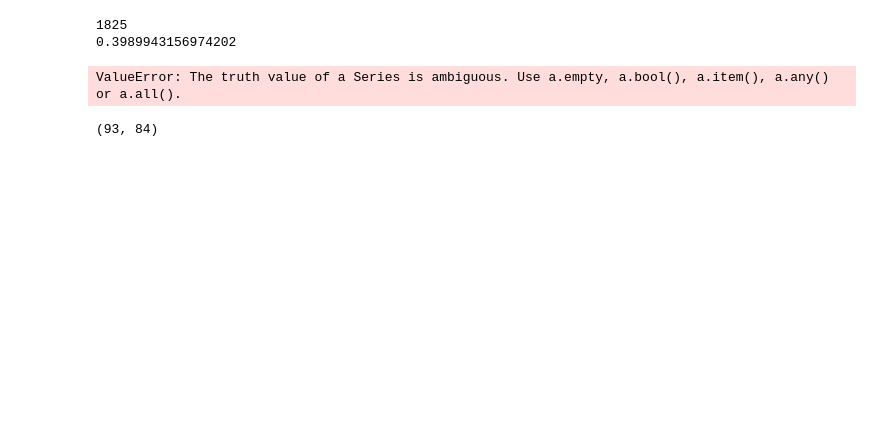
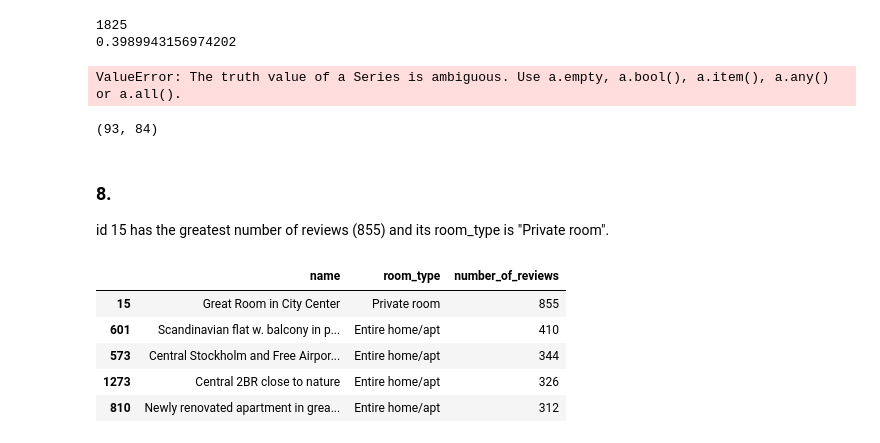
Before and after one commit to ChrisLofgreen/LABS_26-27, a Jupyter notebook: Data analysis/lab1.ipynb, the cells around one changed output. Saved outputs shown, nothing was run; the diff lists cells and outputs as text; code cells hidden in the pictures; blank space fills up the shorter version.

```diff
--- a/Data analysis/lab1.ipynb
+++ b/Data analysis/lab1.ipynb
@@ -165,3 +167,17 @@ ValueError: The truth value of a Series is ambiguous. Use a.empty, a.bool(), a.i
 listings[(listings["neighbourhood_cleansed"] == "Östermalms") & (listings["room_type"] == "Entire home/apt") & (listings["bedrooms"] >= 2)].shape
 # %% [output]
 (93, 84)
+# %% [markdown]
+### 8.
+id 15 has the greatest number of reviews (855) and its room_type is "Private room".
+# %%
+view = ["name", "room_type", "number_of_reviews"]
+
+listings[(listings["neighbourhood_cleansed"] == "Östermalms")][view].sort_values("number_of_reviews", ascending=False).head(5)
+# %% [output]
+|  | name | room_type | number_of_reviews |
+| 15 | Great Room in City Center | Private room | 855 |
+| 601 | Scandinavian flat w. balcony in p... | Entire home/apt | 410 |
+| 573 | Central Stockholm and Free Airpor... | Entire home/apt | 344 |
+| 1273 | Central 2BR close to nature | Entire home/apt | 326 |
+| 810 | Newly renovated apartment in grea... | Entire home/apt | 312 |
```
Also changed, not shown: parts of 15 cells of this notebook.
